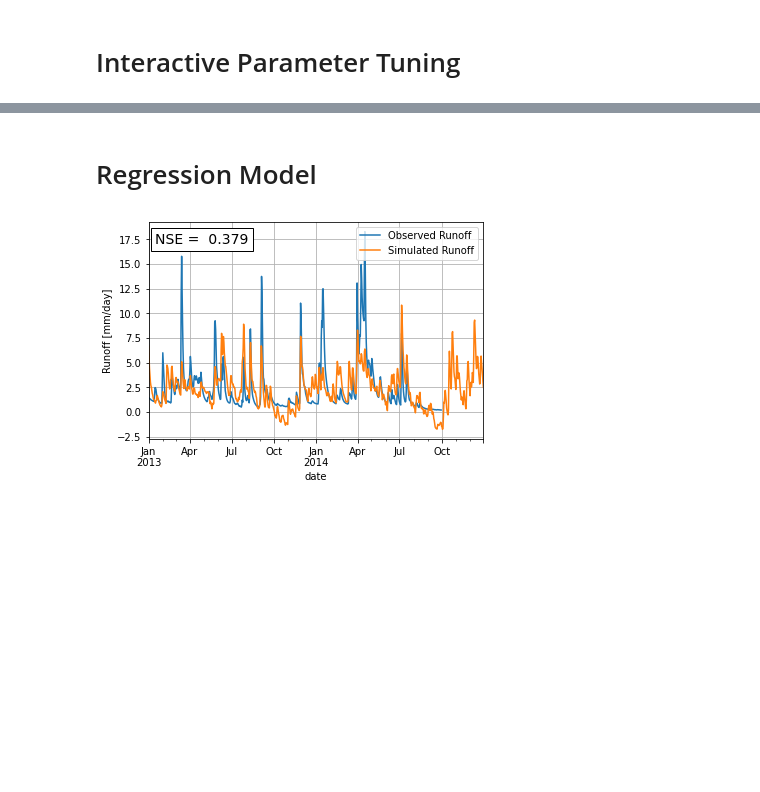
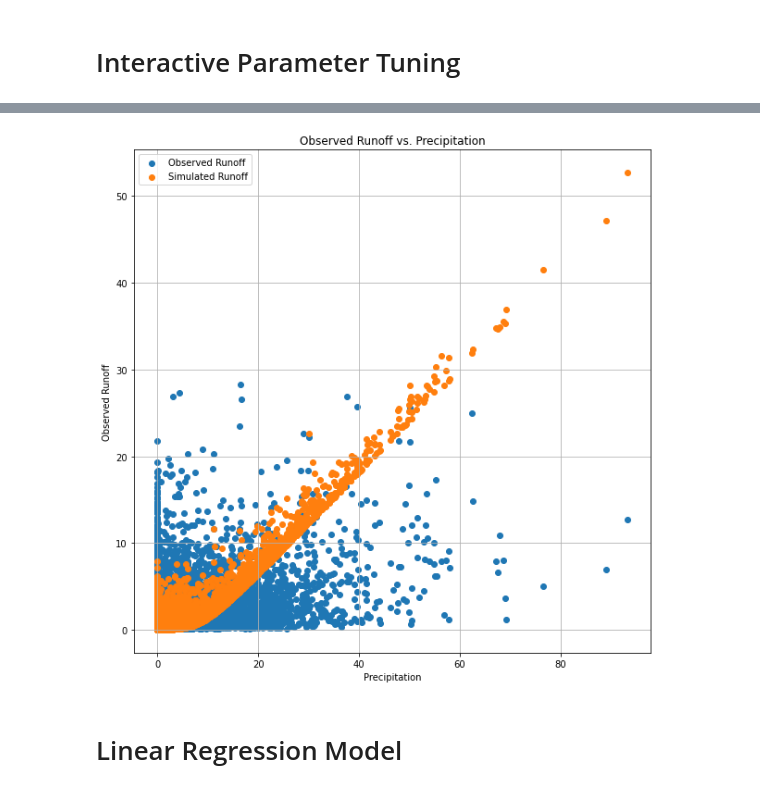
Before and after one commit to grey-nearing/ABCD-Hydrology-Model, a Jupyter notebook: ABCD Model Sandbox.ipynb, the cells around one changed output, grey strips where cells are left out. Cells and saved outputs as stored; diff of their text form; code cells hidden in the pictures; blank space fills up the shorter version.

```diff
--- a/ABCD Model Sandbox.ipynb
+++ b/ABCD Model Sandbox.ipynb
@@ -122,7 +141,8 @@ def abcd_model(
 # Load Data
 # %%
 # Path to the CAMELS dataset.
-camels_data_path = Path('camels_data/basin_dataset_public_v1p2')
+# You may need to change this to point to the correct location on your local machine.
+camels_data_path = Path('./camels_data/basin_dataset_public_v1p2/')
 
 def load_abcd_data(basin: str) -> pd.DataFrame:
     """Loads data necessary to use the ABCD model from the CAMELS-US dataset.
@@ -273,3 +316,15 @@ interactive(children=(FloatSlider(value=0.93, description='a', max=1.0, min=0.1,
+# %%
+df = data
+plt.figure(figsize=(10, 10))
+plt.scatter(df['Precipitation'], df['Observed Runoff'], label='Observed Runoff')
+plt.scatter(df['Precipitation'], df['Simulated Runoff'], label='Simulated Runoff')
+plt.xlabel('Precipitation')
+plt.ylabel('Observed Runoff')
+plt.legend()
+plt.title('Observed Runoff vs. Precipitation')
+plt.grid()
+# %% [output]
+[figure, added]
 # %% [markdown]
-# Regression Model
+# Linear Regression Model
 # %%
@@ -311,4 +412,0 @@ def regression_train_and_plot(data: pd.DataFrame):
-# %%
-regression_train_and_plot(data)
-# %% [output]
-[figure, removed]
```
Also changed, not shown: parts of 18 cells of this notebook.
